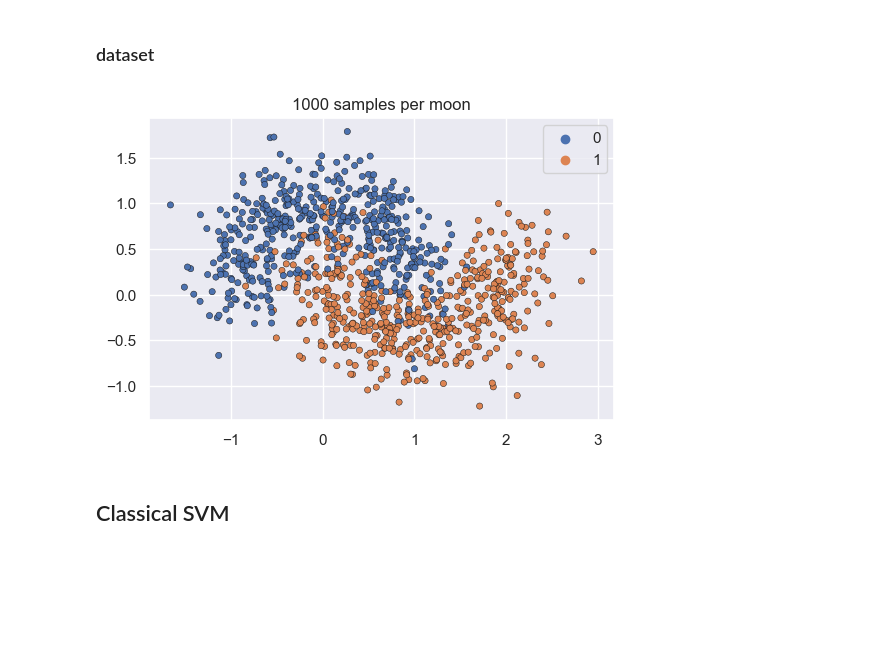
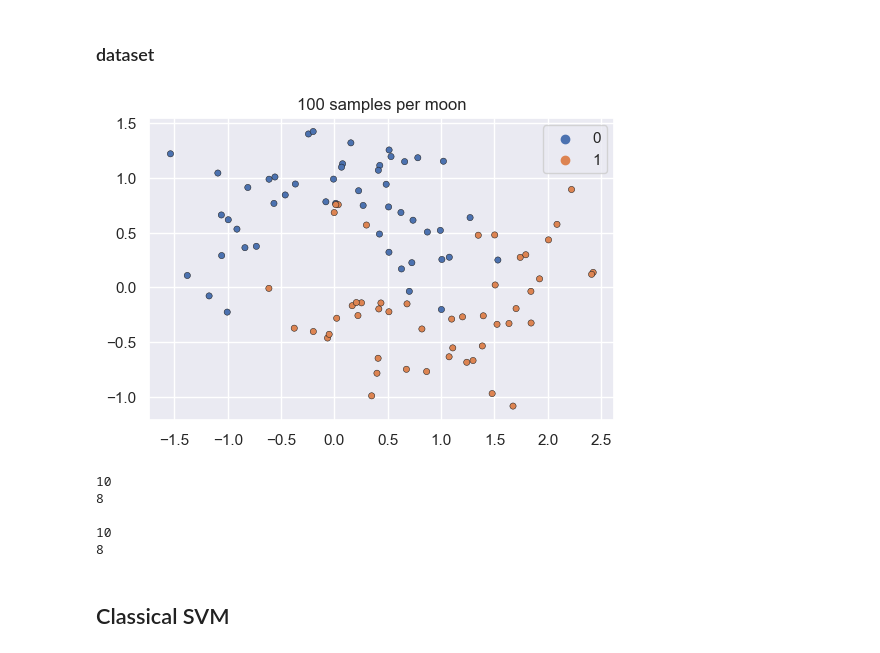
Before and after one commit to Roman20022002/QPQC_Project, a Jupyter notebook: n_qubits_QVC.ipynb, the cells around one changed output. Saved outputs shown, nothing was run; the diff lists cells and outputs as text; code cells hidden in the pictures; blank space fills up the shorter version.

```diff
--- a/n_qubits_QVC.ipynb
+++ b/n_qubits_QVC.ipynb
@@ -32,23 +32,42 @@ def make_meshgrid(x1, x2, h=0.2):
     return x1x1, x2x2
 
 
-def plot_contours(ax, classifier, x1x1, x2x2, **params):
+def training_split(X_train, y_train, n_batches):
 
-    contours = classifier.predict(np.c_[x1x1.ravel(), x2x2.ravel()])
-    contours = contours.reshape(x1x1.shape)
+    if len(X_train)%n_batches == 0:
 
-    return ax.contourf(x1x1, x2x2, contours, **params)
+        x = np.split(X_train, n_batches)
+        y = np.split(y_train, n_batches)
+
+    else:
+        print('Warning: the training set must be divided into equally sized batches')
+
+    return x, y
 # %% [markdown]
 ### dataset
 # %%
-n_samples = 1000
+n_samples = 100
 X, y = make_moons(n_samples, noise=0.3)
 sns.scatterplot(x=X[:, 0], y=X[:, 1], hue=y, marker="o", s=20, edgecolor="k", legend=True).set_title(str(n_samples) +" samples per moon")
 plt.show()
 
-X_train, X_test, y_train, y_test = train_test_split(X, y, test_size=0.3)
+X_train, X_test, y_train, y_test = train_test_split(X, y, test_size=0.2)
+
+n_batches = 10
+x, y = training_split(X_train, y_train, n_batches)
+
+print(len(x))
+print(len(x[0]))
+print()
+print(len(y))
+print(len(y[0]))
 # %% [output]
-[figure, old version]
+[figure, new version]
+10
+8
+
+10
+8
 # %% [markdown]
 ## Classical SVM
 # %% [markdown]
```
Also changed, not shown: parts of 12 cells of this notebook.
